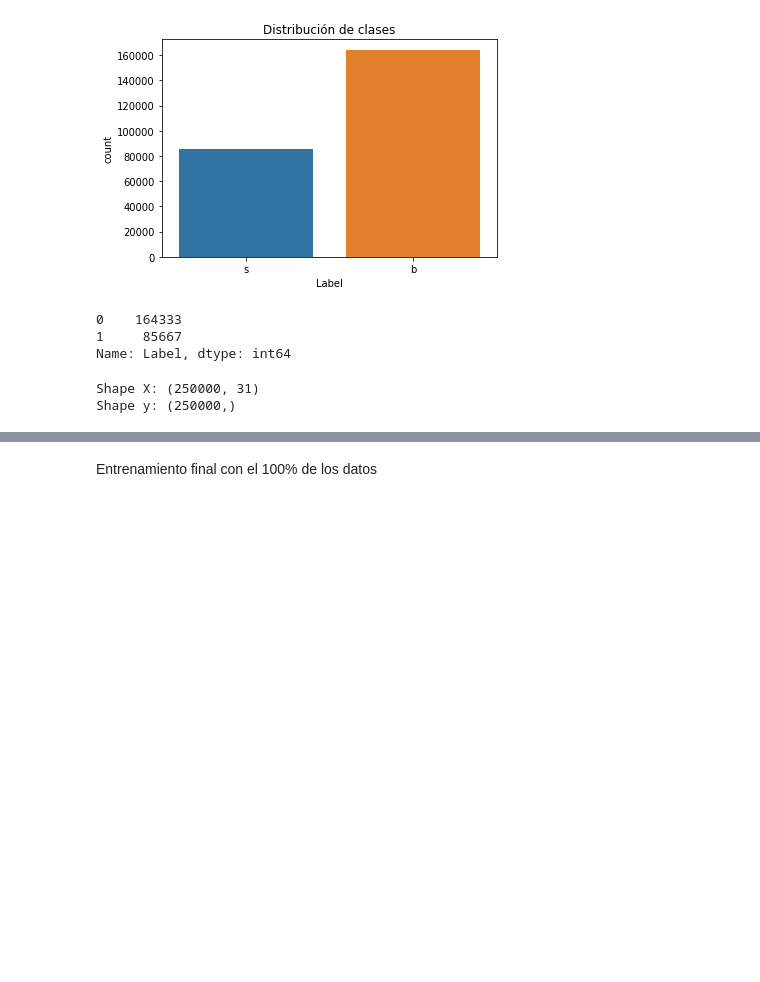
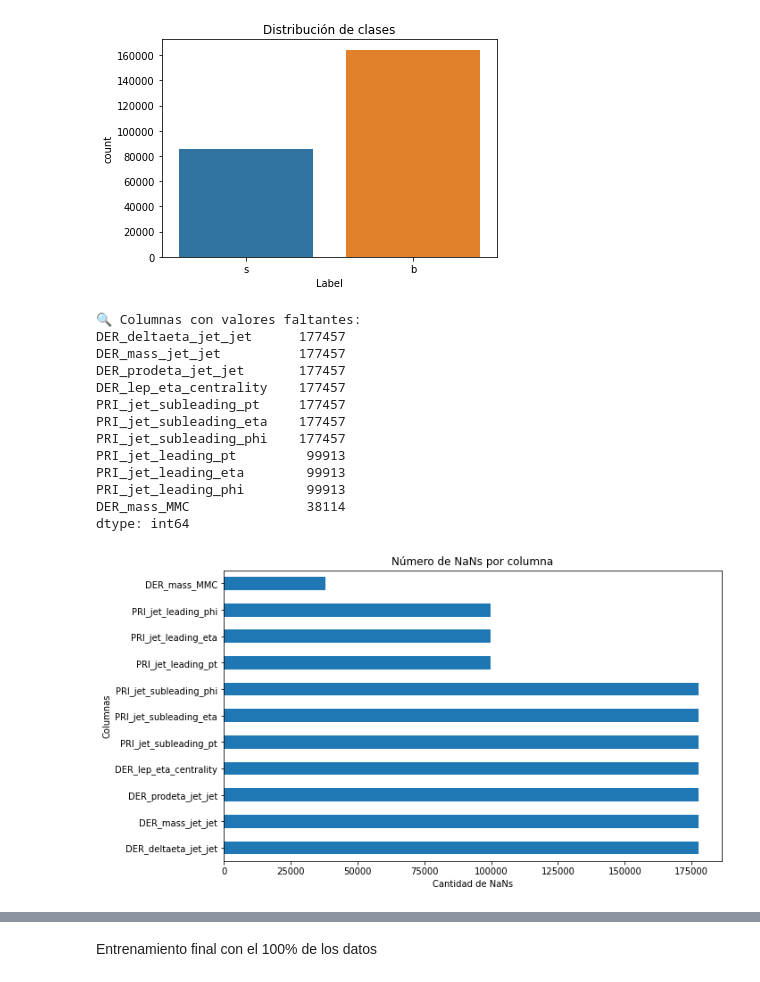
Before and after one commit to fr4nc15co/classification_methods, a Jupyter notebook: DATASET HIGGS BOSON/REGRESION LOGISTICA/boson.ipynb, the cells around one changed output, grey strips where cells are left out. Saved outputs shown, nothing was run; the diff lists cells and outputs as text; code cells hidden in the pictures; blank space fills up the shorter version.

```diff
--- a/DATASET HIGGS BOSON/REGRESION LOGISTICA/boson.ipynb
+++ b/DATASET HIGGS BOSON/REGRESION LOGISTICA/boson.ipynb
@@ -72,32 +72,42 @@ s     85667
 Name: Label, dtype: int64
 [figure]
 # %%
-# Eliminar columna 'EventId' que no aporta al modelo
-df = df.drop(columns=['EventId'])
+# Eliminar columnas que no aportan al modelo
+df.drop(columns=["EventId", "Weight"], inplace=True)
 
-# Convertir la variable objetivo 'Label' a valores binarios
+# Convertir la variable objetivo a binaria
 df['Label'] = df['Label'].map({'s': 1, 'b': 0})
 
-# Comprobar transformación
-df['Label'].value_counts()
+# Reemplazar valores inválidos por NaN
+df.replace(-999.0, np.nan, inplace=True)
-# %% [output]
-0    164333
-1     85667
-Name: Label, dtype: int64
-# %%
-from sklearn.preprocessing import StandardScaler
-
-# Separar variables independientes y dependiente
-X = df.drop('Label', axis=1)
-y = df['Label']
-
-# Escalado de las variables predictoras
-scaler = StandardScaler()
-X_scaled = scaler.fit_transform(X)
-
-# Confirmar dimensiones
-print("Shape X:", X_scaled.shape)
-print("Shape y:", y.shape)
-# %% [output]
-Shape X: (250000, 31)
-Shape y: (250000,)
+# %%
+# Contar valores nulos por columna
+nan_counts = df.isna().sum()
+
+# Mostrar columnas con al menos un NaN
+nan_counts = nan_counts[nan_counts > 0].sort_values(ascending=False)
+print("🔍 Columnas con valores faltantes:")
+print(nan_counts)
+
+import matplotlib.pyplot as plt
+
+nan_counts.plot(kind='barh', figsize=(10, 6))
+plt.title("Número de NaNs por columna")
+plt.xlabel("Cantidad de NaNs")
+plt.ylabel("Columnas")
+plt.show()
+# %% [output]
+🔍 Columnas con valores faltantes:
+DER_deltaeta_jet_jet      177457
+DER_mass_jet_jet          177457
+DER_prodeta_jet_jet       177457
+DER_lep_eta_centrality    177457
+PRI_jet_subleading_pt     177457
+PRI_jet_subleading_eta    177457
+PRI_jet_subleading_phi    177457
+PRI_jet_leading_pt         99913
+PRI_jet_leading_eta        99913
+PRI_jet_leading_phi        99913
+DER_mass_MMC               38114
+dtype: int64
+[figure, added]
```
Also changed, not shown: parts of 6 cells of this notebook, 1 other file.
